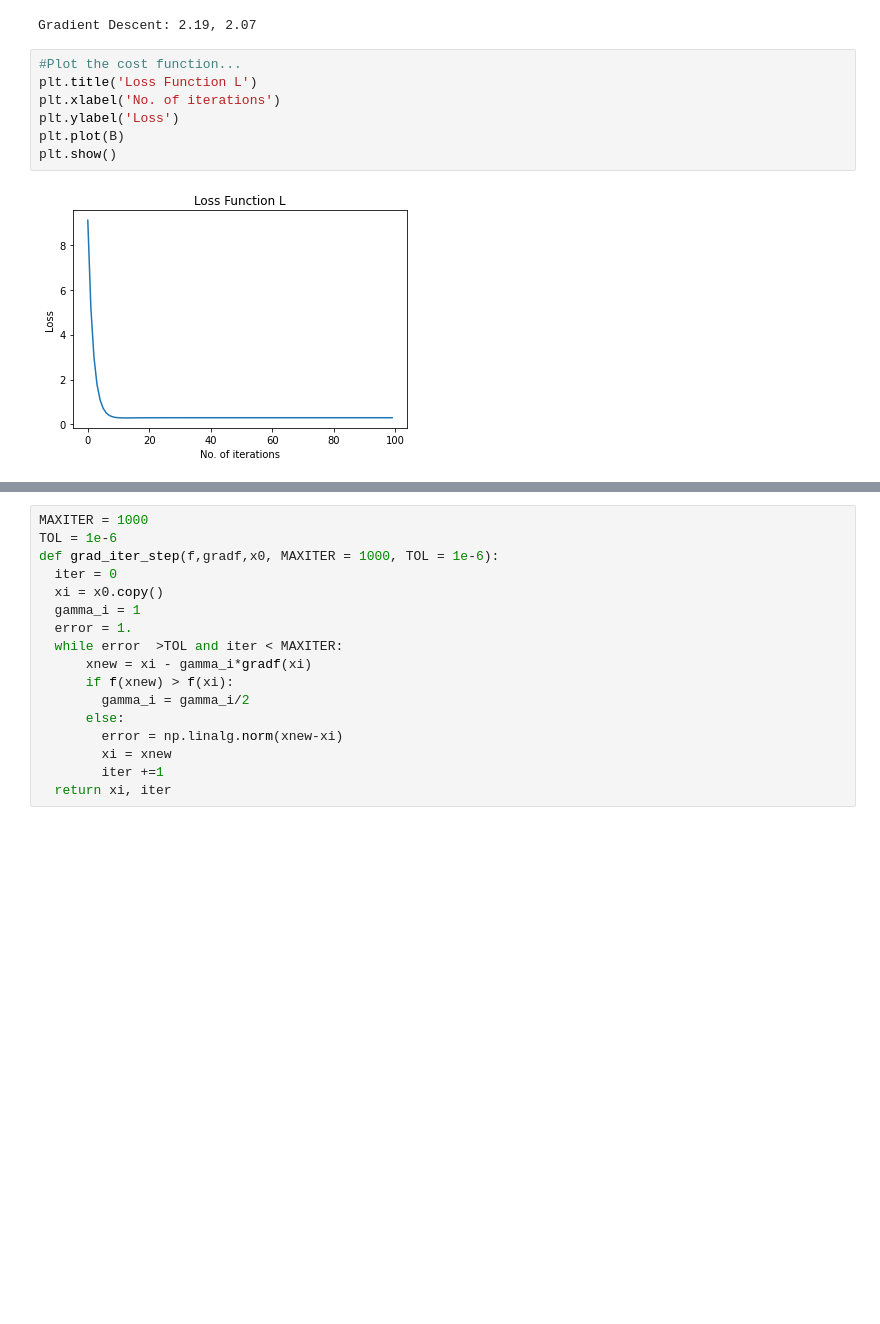
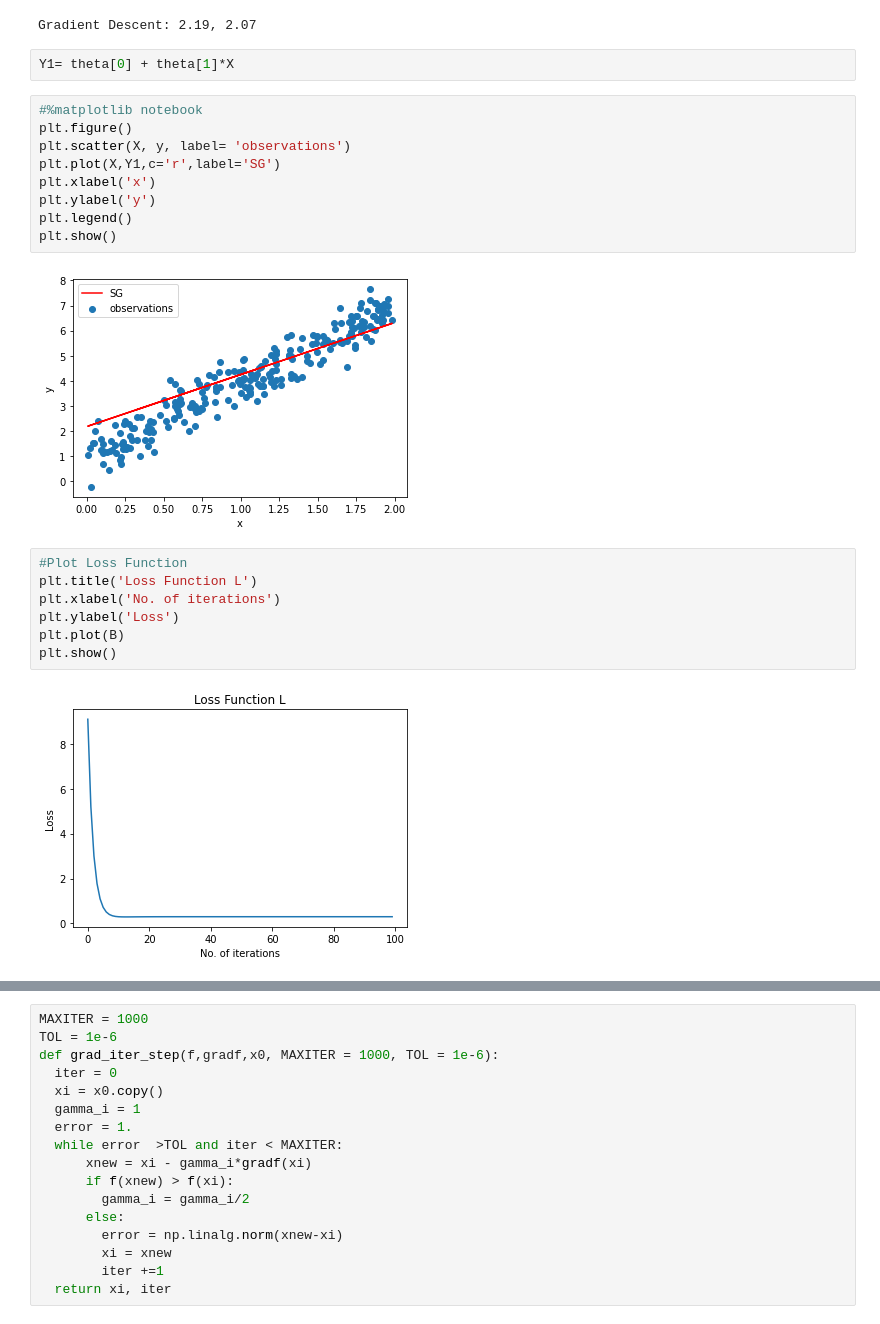
Before and after one commit to grojasc/MIA, a Jupyter notebook: Tarea2_IMT3850_GR.ipynb, the cells around one changed output, grey strips where cells are left out. Cells and saved outputs as stored; diff of their text form; blank space fills up the shorter version.

```diff
--- a/Tarea2_IMT3850_GR.ipynb
+++ b/Tarea2_IMT3850_GR.ipynb
@@ -255,8 +255,21 @@ theta = A[-1]
 print("Gradient Descent: {:.2f}, {:.2f}".format(theta[0], theta[1]))
 # %% [output]
 Gradient Descent: 2.19, 2.07
+# %%
+Y1= theta[0] + theta[1]*X
+# %%
+#%matplotlib notebook
+plt.figure()
+plt.scatter(X, y, label= 'observations')
+plt.plot(X,Y1,c='r',label='SG')
+plt.xlabel('x')
+plt.ylabel('y')
+plt.legend()
+plt.show()
+# %% [output]
+[figure, added]
 # %%
-#Plot the cost function...
+#Plot Loss Function
 plt.title('Loss Function L')
 plt.xlabel('No. of iterations')
 plt.ylabel('Loss')
```
Also changed, not shown: parts of 19 cells of this notebook.
